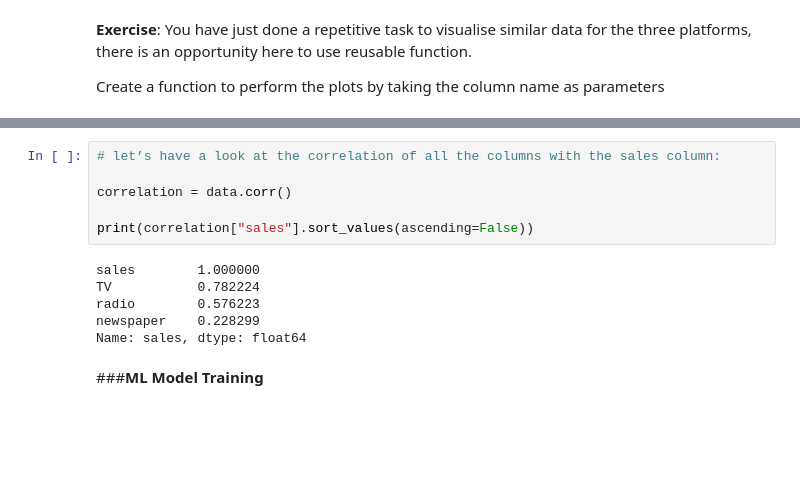
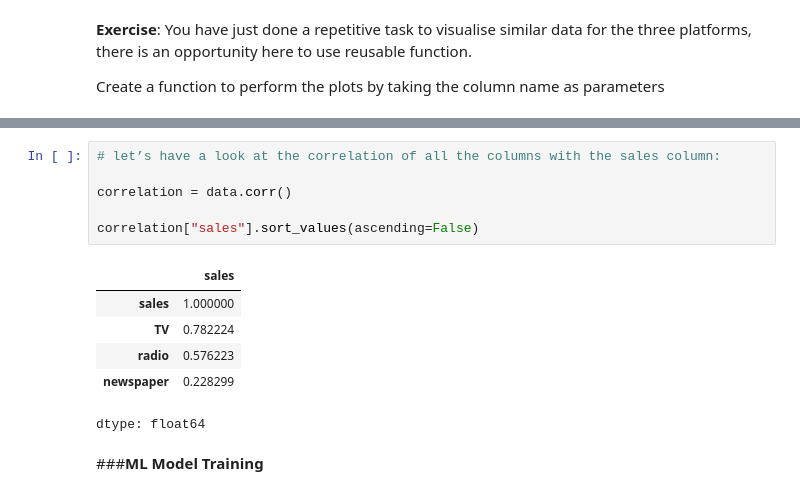
Before and after one commit to flaviarbatista/Assignments, a Jupyter notebook: Lab_6.ipynb, the cells around one changed output, grey strips where cells are left out. Drawn from its saved outputs; the diff is of its cells as text; blank space fills up the shorter version.

```diff
--- a/Lab_6.ipynb
+++ b/Lab_6.ipynb
@@ -159,15 +165,16 @@ visualizeSalesData(data, "newspaper")
 # %%
 # let’s have a look at the correlation of all the columns with the sales column:
 
 correlation = data.corr()
 
-print(correlation["sales"].sort_values(ascending=False))
+correlation["sales"].sort_values(ascending=False)
 # %% [output]
+|  | sales |
+| sales | 1.000000 |
+| TV | 0.782224 |
+| radio | 0.576223 |
+| newspaper | 0.228299 |
-sales        1.000000
-TV           0.782224
-radio        0.576223
-newspaper    0.228299
-Name: sales, dtype: float64
+dtype: float64
 # %% [markdown]
 ###**ML Model Training**
 # %%
```
Also changed, not shown: parts of 8 cells of this notebook.
